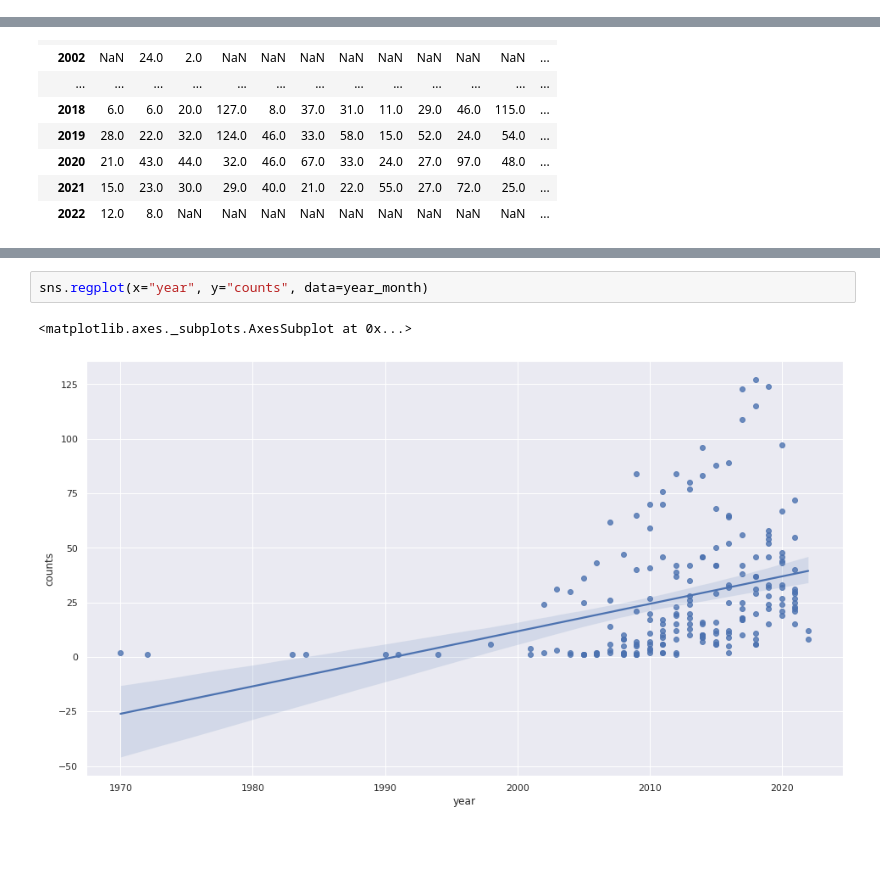
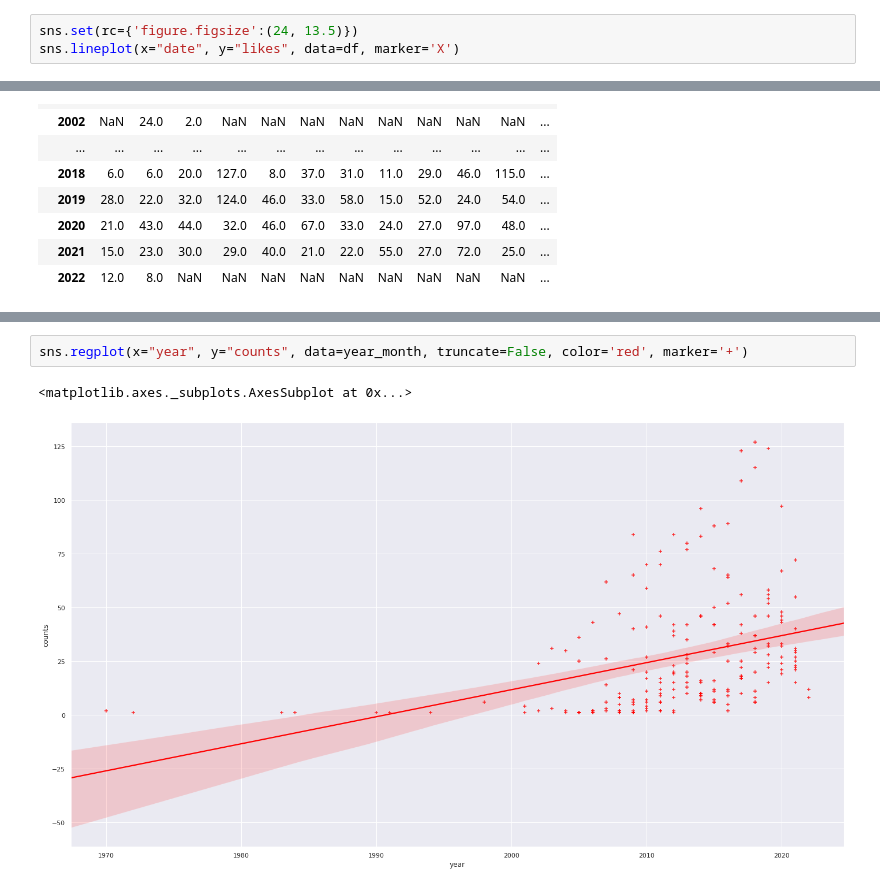
Before and after one commit to Yasmine-Cheng/STEM_post_exampleCode, a Jupyter notebook: Seaborn/seaborn.ipynb, the cells around one changed output, grey strips where cells are left out. Cells and saved outputs as stored; diff of their text form; blank space fills up the shorter version.

```diff
--- a/Seaborn/seaborn.ipynb
+++ b/Seaborn/seaborn.ipynb
@@ -65,3 +65,6 @@ sns.countplot(df['month'])
 # %% [output]
 <matplotlib.axes._subplots.AxesSubplot at 0x...>
 [figure]
+# %%
+sns.set(rc={'figure.figsize':(24, 13.5)})
+sns.lineplot(x="date", y="likes", data=df, marker='X')
@@ -149,6 +155,6 @@ sns.heatmap(year_month.pivot("year", "month", "counts"), annot=True, cmap="Blues
 # %%
-sns.regplot(x="year", y="counts", data=year_month)
+sns.regplot(x="year", y="counts", data=year_month, truncate=False, color='red', marker='+')
 # %% [output]
 <matplotlib.axes._subplots.AxesSubplot at 0x...>
-[figure, old version]
+[figure, new version]
 # %%
```
Also changed, not shown: parts of 14 cells of this notebook.
